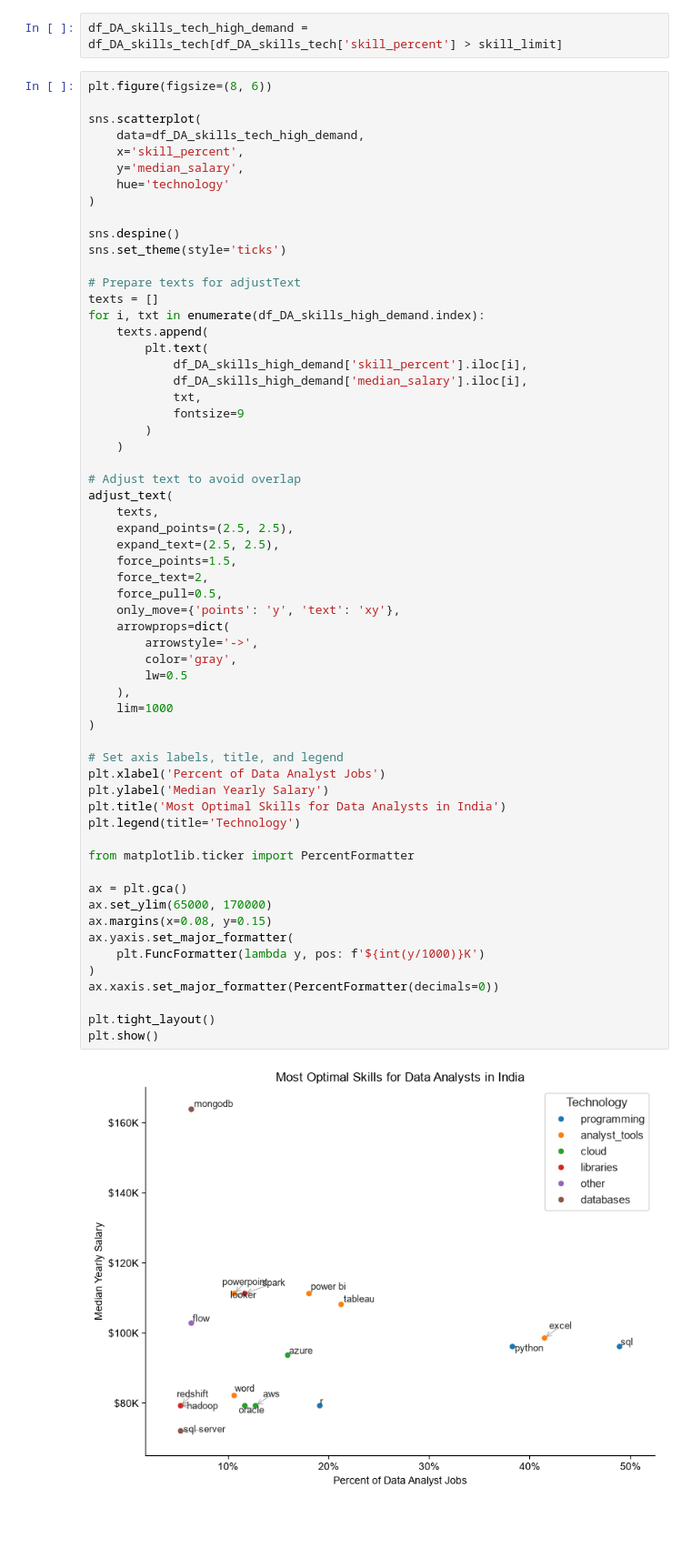
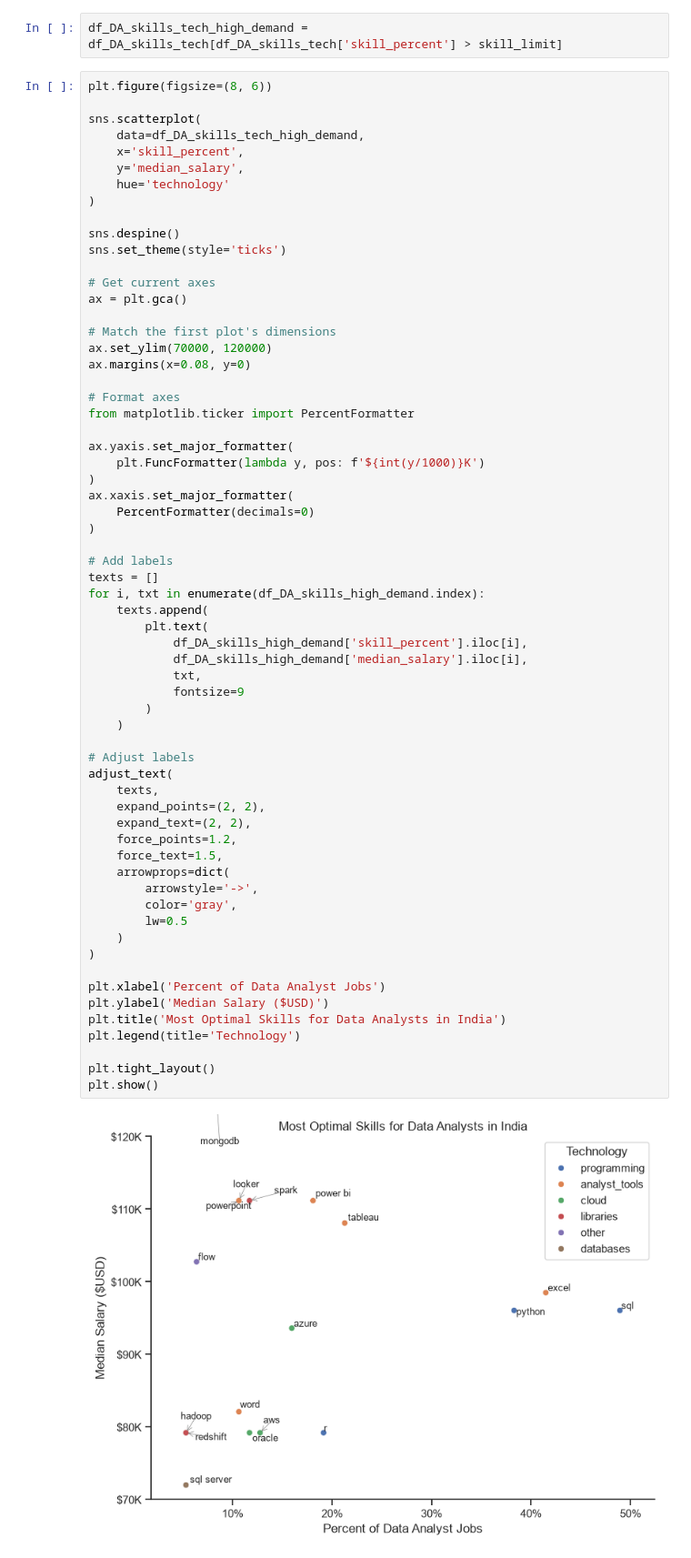
Before and after one commit to Flare3416/Job-Skills_Demand_Analysis, a Jupyter notebook: Analysis/Optimal_Skill.ipynb, the cells around one changed output. Shown at 91% size. Drawn from its saved outputs; the diff is of its cells as text; blank space fills up the shorter version.

Commit message:
optimal skill plot resize

```diff
--- a/Analysis/Optimal_Skill.ipynb
+++ b/Analysis/Optimal_Skill.ipynb
@@ -227,53 +227,56 @@ sns.scatterplot(
 
 sns.despine()
 sns.set_theme(style='ticks')
 
-# Prepare texts for adjustText
+# Get current axes
+ax = plt.gca()
+
+# Match the first plot's dimensions
+ax.set_ylim(70000, 120000)
+ax.margins(x=0.08, y=0)
+
+# Format axes
+from matplotlib.ticker import PercentFormatter
+
+ax.yaxis.set_major_formatter(
+    plt.FuncFormatter(lambda y, pos: f'${int(y/1000)}K')
+)
+ax.xaxis.set_major_formatter(
+    PercentFormatter(decimals=0)
+)
+
+# Add labels
 texts = []
 for i, txt in enumerate(df_DA_skills_high_demand.index):
     texts.append(
         plt.text(
             df_DA_skills_high_demand['skill_percent'].iloc[i],
             df_DA_skills_high_demand['median_salary'].iloc[i],
             txt,
             fontsize=9
         )
     )
 
-# Adjust text to avoid overlap
+# Adjust labels
 adjust_text(
     texts,
-    expand_points=(2.5, 2.5),
-    expand_text=(2.5, 2.5),
-    force_points=1.5,
-    force_text=2,
-    force_pull=0.5,
-    only_move={'points': 'y', 'text': 'xy'},
+    expand_points=(2, 2),
+    expand_text=(2, 2),
+    force_points=1.2,
+    force_text=1.5,
     arrowprops=dict(
         arrowstyle='->',
         color='gray',
         lw=0.5
-    ),
-    lim=1000
+    )
 )
 
-# Set axis labels, title, and legend
 plt.xlabel('Percent of Data Analyst Jobs')
-plt.ylabel('Median Yearly Salary')
+plt.ylabel('Median Salary ($USD)')
 plt.title('Most Optimal Skills for Data Analysts in India')
 plt.legend(title='Technology')
 
-from matplotlib.ticker import PercentFormatter
-
-ax = plt.gca()
-ax.set_ylim(65000, 170000)
-ax.margins(x=0.08, y=0.15)
-ax.yaxis.set_major_formatter(
-    plt.FuncFormatter(lambda y, pos: f'${int(y/1000)}K')
-)
-ax.xaxis.set_major_formatter(PercentFormatter(decimals=0))
-
 plt.tight_layout()
 plt.show()
 # %% [output]
-[figure, old version]
+[figure, new version]
```
Also changed, not shown: 1 other file.
